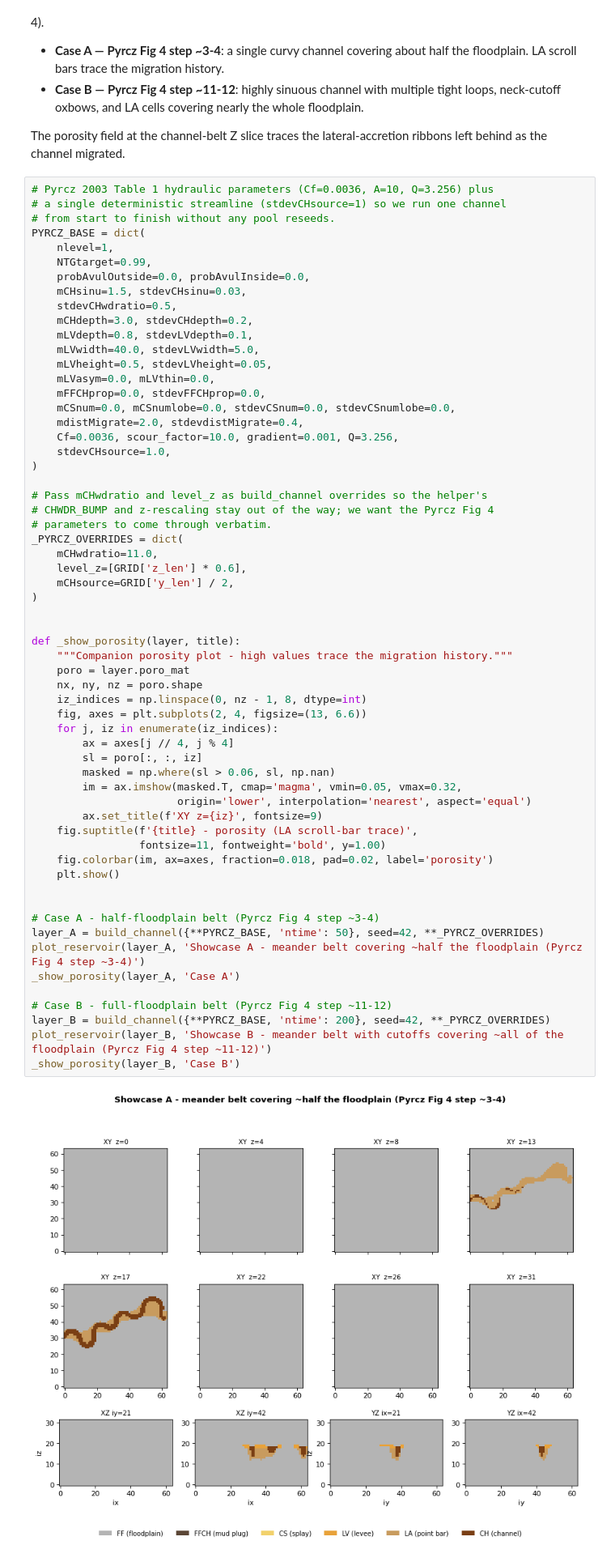
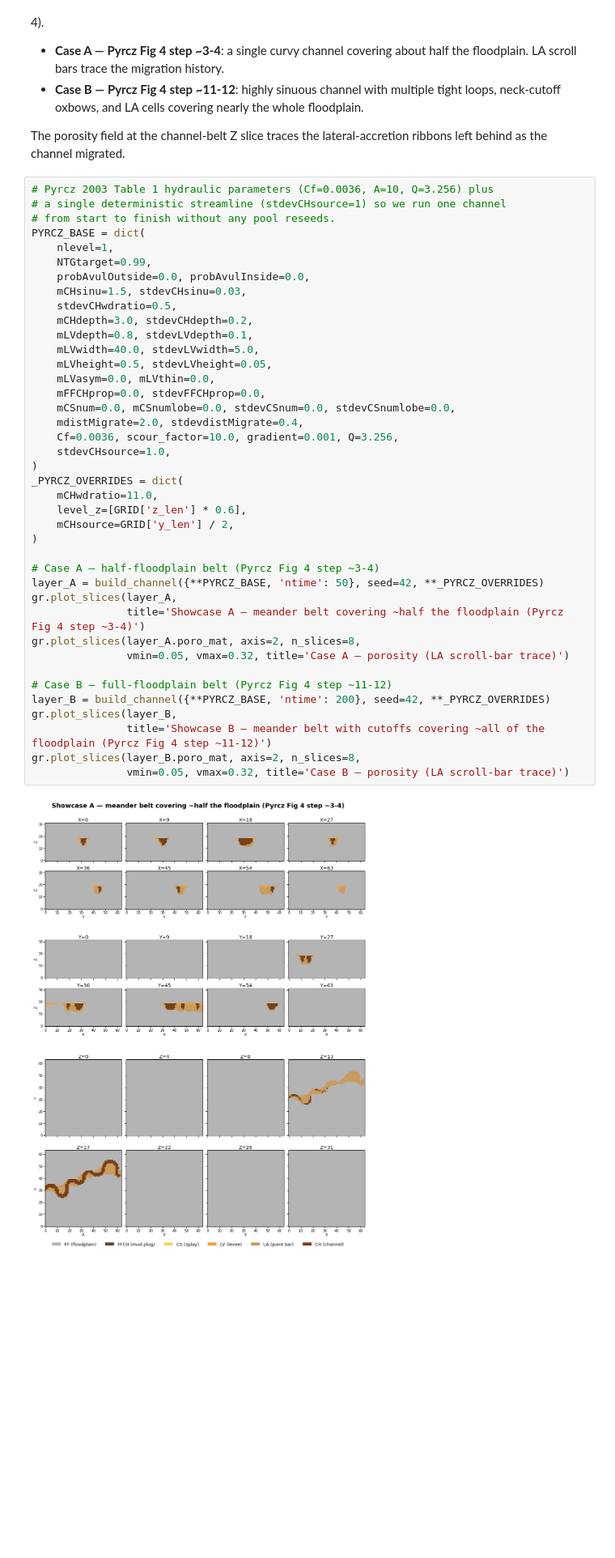
Before and after one commit to IlgarBaghishov/ResMill, a Jupyter notebook: notebooks/tutorial_alluvsim.ipynb, the cells around one changed output. Shown at 81% size. Drawn from its saved outputs; the diff is of its cells as text; blank space fills up the shorter version.

```diff
--- a/notebooks/tutorial_alluvsim.ipynb
+++ b/notebooks/tutorial_alluvsim.ipynb
@@ -219,63 +93,43 @@ ribbons left behind as the channel migrated.
 # %%
 # Pyrcz 2003 Table 1 hydraulic parameters (Cf=0.0036, A=10, Q=3.256) plus
 # a single deterministic streamline (stdevCHsource=1) so we run one channel
 # from start to finish without any pool reseeds.
 PYRCZ_BASE = dict(
     nlevel=1,
     NTGtarget=0.99,
     probAvulOutside=0.0, probAvulInside=0.0,
     mCHsinu=1.5, stdevCHsinu=0.03,
     stdevCHwdratio=0.5,
     mCHdepth=3.0, stdevCHdepth=0.2,
     mLVdepth=0.8, stdevLVdepth=0.1,
     mLVwidth=40.0, stdevLVwidth=5.0,
     mLVheight=0.5, stdevLVheight=0.05,
     mLVasym=0.0, mLVthin=0.0,
     mFFCHprop=0.0, stdevFFCHprop=0.0,
     mCSnum=0.0, mCSnumlobe=0.0, stdevCSnum=0.0, stdevCSnumlobe=0.0,
     mdistMigrate=2.0, stdevdistMigrate=0.4,
     Cf=0.0036, scour_factor=10.0, gradient=0.001, Q=3.256,
     stdevCHsource=1.0,
 )
-
-# Pass mCHwdratio and level_z as build_channel overrides so the helper's
-# CHWDR_BUMP and z-rescaling stay out of the way; we want the Pyrcz Fig 4
-# parameters to come through verbatim.
 _PYRCZ_OVERRIDES = dict(
     mCHwdratio=11.0,
     level_z=[GRID['z_len'] * 0.6],
     mCHsource=GRID['y_len'] / 2,
 )
 
+# Case A — half-floodplain belt (Pyrcz Fig 4 step ~3-4)
+layer_A = build_channel({**PYRCZ_BASE, 'ntime': 50}, seed=42, **_PYRCZ_OVERRIDES)
+gr.plot_slices(layer_A,
+               title='Showcase A — meander belt covering ~half the floodplain (Pyrcz Fig 4 step ~3-4)')
+gr.plot_slices(layer_A.poro_mat, axis=2, n_slices=8,
+               vmin=0.05, vmax=0.32, title='Case A — porosity (LA scroll-bar trace)')
 
-def _show_porosity(layer, title):
-    """Companion porosity plot - high values trace the migration history."""
-    poro = layer.poro_mat
-    nx, ny, nz = poro.shape
-    iz_indices = np.linspace(0, nz - 1, 8, dtype=int)
-    fig, axes = plt.subplots(2, 4, figsize=(13, 6.6))
-    for j, iz in enumerate(iz_indices):
-        ax = axes[j // 4, j % 4]
-        sl = poro[:, :, iz]
-        masked = np.where(sl > 0.06, sl, np.nan)
-        im = ax.imshow(masked.T, cmap='magma', vmin=0.05, vmax=0.32,
-                       origin='lower', interpolation='nearest', aspect='equal')
-        ax.set_title(f'XY z={iz}', fontsize=9)
-    fig.suptitle(f'{title} - porosity (LA scroll-bar trace)',
-                 fontsize=11, fontweight='bold', y=1.00)
-    fig.colorbar(im, ax=axes, fraction=0.018, pad=0.02, label='porosity')
-    plt.show()
-
-
-# Case A - half-floodplain belt (Pyrcz Fig 4 step ~3-4)
-layer_A = build_channel({**PYRCZ_BASE, 'ntime': 50}, seed=42, **_PYRCZ_OVERRIDES)
-plot_reservoir(layer_A, 'Showcase A - meander belt covering ~half the floodplain (Pyrcz Fig 4 step ~3-4)')
-_show_porosity(layer_A, 'Case A')
-
-# Case B - full-floodplain belt (Pyrcz Fig 4 step ~11-12)
+# Case B — full-floodplain belt (Pyrcz Fig 4 step ~11-12)
 layer_B = build_channel({**PYRCZ_BASE, 'ntime': 200}, seed=42, **_PYRCZ_OVERRIDES)
-plot_reservoir(layer_B, 'Showcase B - meander belt with cutoffs covering ~all of the floodplain (Pyrcz Fig 4 step ~11-12)')
-_show_porosity(layer_B, 'Case B')
+gr.plot_slices(layer_B,
+               title='Showcase B — meander belt with cutoffs covering ~all of the floodplain (Pyrcz Fig 4 step ~11-12)')
+gr.plot_slices(layer_B.poro_mat, axis=2, n_slices=8,
+               vmin=0.05, vmax=0.32, title='Case B — porosity (LA scroll-bar trace)')
 # %% [output]
-[figure, old version]
+[figure, new version]
 NTG=  2.7%  FF=97.3%  LV=0.6%  LA=1.2%  CH=0.9%
```
Also changed, not shown: parts of 19 cells of this notebook, 30 other files.
